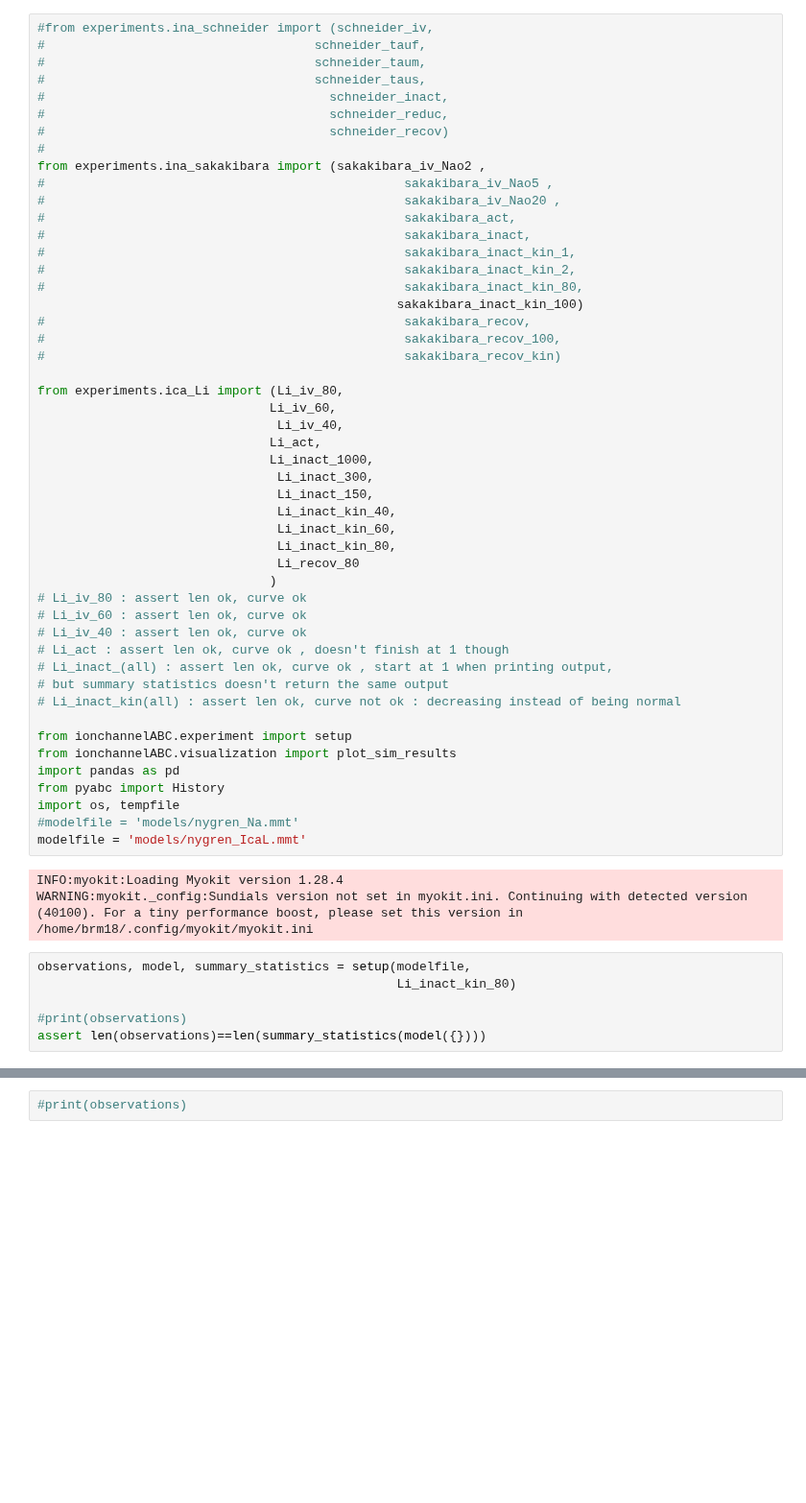
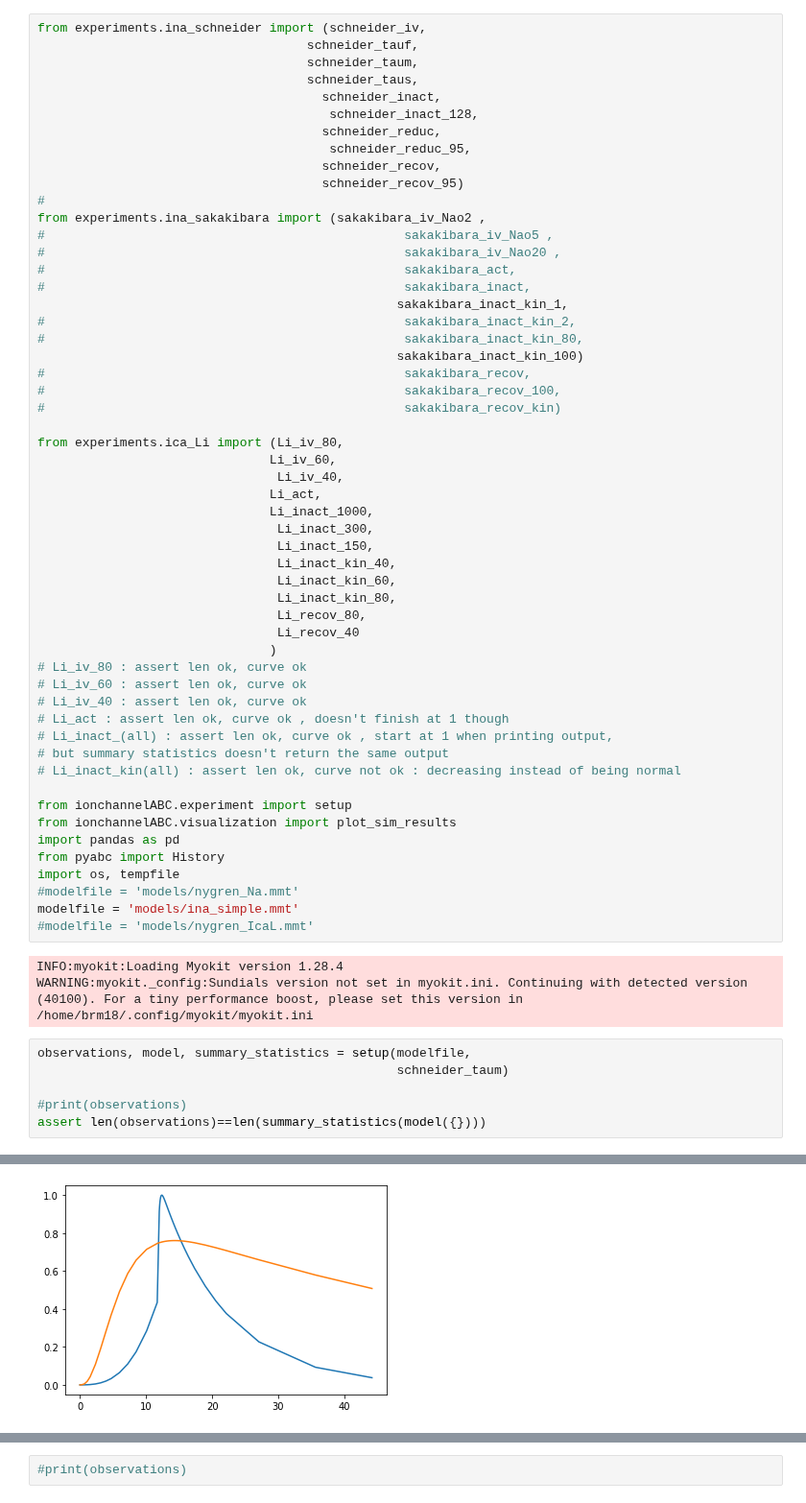
Before and after one commit to charleshouston/ion-channel-ABC, a Jupyter notebook: docs/examples/Nygren/check the protocols.ipynb, the cells around one changed output, grey strips where cells are left out. Shown at 96% size. Drawn from its saved outputs; the diff is of its cells as text; blank space fills up the shorter version.

```diff
--- a/docs/examples/Nygren/check the protocols.ipynb
+++ b/docs/examples/Nygren/check the protocols.ipynb
@@ -1,18 +1,21 @@
 # %%
-#from experiments.ina_schneider import (schneider_iv,
-#                                    schneider_tauf,
-#                                    schneider_taum,
-#                                    schneider_taus,
-#                                      schneider_inact,
-#                                      schneider_reduc,
-#                                      schneider_recov)
+from experiments.ina_schneider import (schneider_iv,
+                                    schneider_tauf,
+                                    schneider_taum,
+                                    schneider_taus,
+                                      schneider_inact,
+                                       schneider_inact_128,
+                                      schneider_reduc,
+                                       schneider_reduc_95,
+                                      schneider_recov,
+                                      schneider_recov_95)
 #
 from experiments.ina_sakakibara import (sakakibara_iv_Nao2 ,
 #                                                sakakibara_iv_Nao5 ,
 #                                                sakakibara_iv_Nao20 ,
 #                                                sakakibara_act,
 #                                                sakakibara_inact,
-#                                                sakakibara_inact_kin_1,
+                                                sakakibara_inact_kin_1,
 #                                                sakakibara_inact_kin_2,
 #                                                sakakibara_inact_kin_80,
                                                 sakakibara_inact_kin_100)
@@ -30,7 +33,8 @@ from experiments.ica_Li import (Li_iv_80,
                                 Li_inact_kin_40,
                                 Li_inact_kin_60,
                                 Li_inact_kin_80,
-                                Li_recov_80
+                                Li_recov_80,
+                                Li_recov_40
                                )
 # Li_iv_80 : assert len ok, curve ok
 # Li_iv_60 : assert len ok, curve ok
@@ -46,13 +50,15 @@ import pandas as pd
 from pyabc import History
 import os, tempfile
 #modelfile = 'models/nygren_Na.mmt'
-modelfile = 'models/nygren_IcaL.mmt'
+modelfile = 'models/ina_simple.mmt'
+#modelfile = 'models/nygren_IcaL.mmt'
 # %% [output]
 INFO:myokit:Loading Myokit version 1.28.4
 WARNING:myokit._config:Sundials version not set in myokit.ini. Continuing with detected version (40100). For a tiny performance boost, please set this version in /home/brm18/.config/myokit/myokit.ini
 # %%
 observations, model, summary_statistics = setup(modelfile,
-                                                Li_inact_kin_80)
+                                                schneider_taum)
 
 #print(observations)
 assert len(observations)==len(summary_statistics(model({})))
+# %% [output]
@@ -58,0 +66 @@ assert len(observations)==len(summary_statistics(model({})))
+[figure, added]
```
Also changed, not shown: parts of 5 cells of this notebook, 13 other files.
